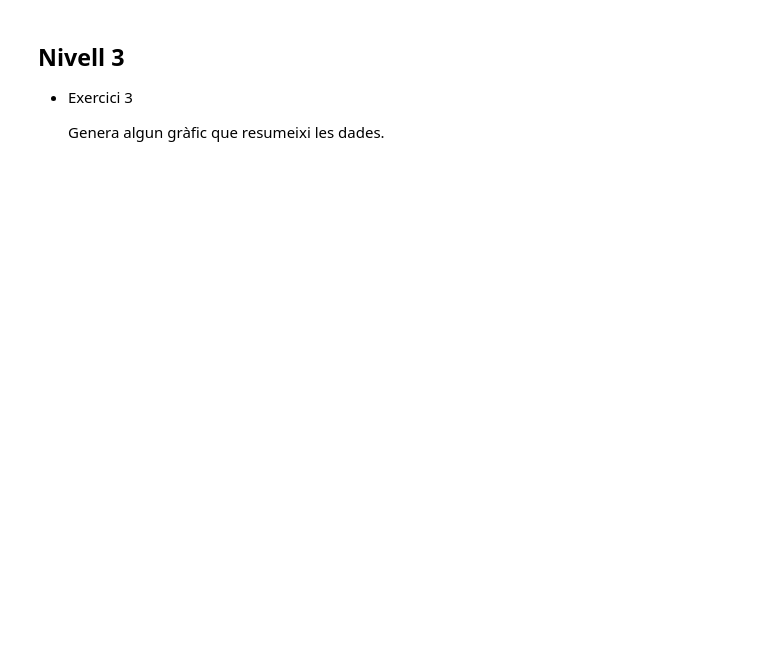
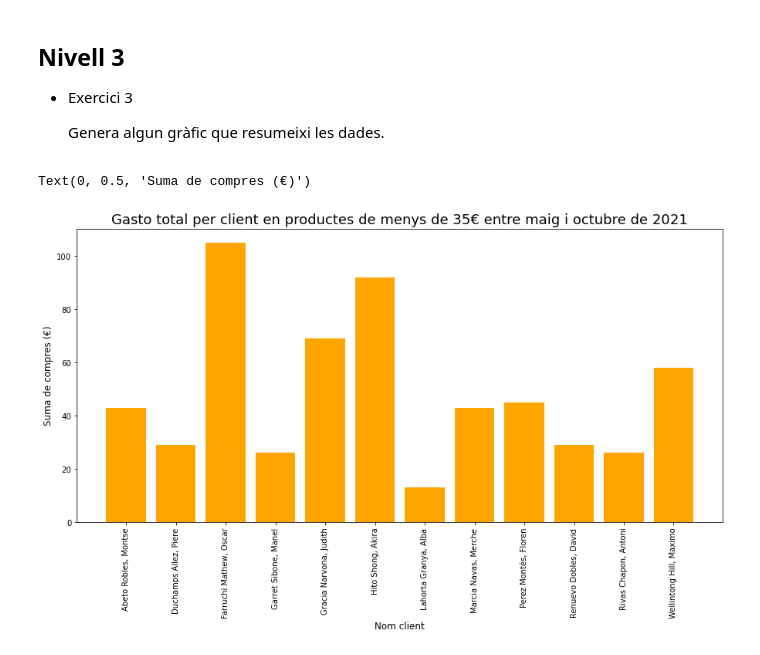
Before and after one commit to aribavertex/tasques_it_academy, a Jupyter notebook: _S17_T02_Bases_de_dades_relacionals.ipynb, the cells around one changed output. Drawn from its saved outputs; the diff is of its cells as text; code cells hidden in the pictures; blank space fills up the shorter version.

```diff
--- a/_S17_T02_Bases_de_dades_relacionals.ipynb
+++ b/_S17_T02_Bases_de_dades_relacionals.ipynb
@@ -779,3 +883,25 @@ conn.close()
 - Exercici 3
 
     Genera algun gràfic que resumeixi les dades.
+# %%
+sql_select = '''SELECT cl.primercognom || ' ' || cl.segoncognom || ', ' || cl.nom as nomcomplet, SUM(pr.preu) AS sumacompres FROM clients AS cl
+                INNER JOIN compres AS co ON cl.idclient = co.idclient
+                INNER JOIN productes AS pr ON co.idproducte = pr.idproducte
+                WHERE pr.preu <=35 and co.datavenda>='01/05/2021' and co.datavenda<='01/11/2021'
+                GROUP BY nomcomplet
+                ORDER BY nomcomplet;'''
+
+cursor.execute(sql_select)
+pgresult = cursor.fetchall()
+plt.figure(figsize=(15,7))
+df = pd.DataFrame(list(pgresult),columns=["nomcomplet","sumacompres"])
+x = df.nomcomplet
+y = df.sumacompres
+plt.title("Gasto total per client en productes de menys de 35€ entre maig i octubre de 2021", fontsize="18")
+plt.bar(x, y, align='center', color=['orange'])
+plt.xticks(rotation=90)
+plt.xlabel("Nom client", fontsize="12")
+plt.ylabel("Suma de compres (€)", fontsize="12")
+# %% [output]
+Text(0, 0.5, 'Suma de compres (€)')
+[figure, added]
```
Also changed, not shown: parts of 55 cells of this notebook.
